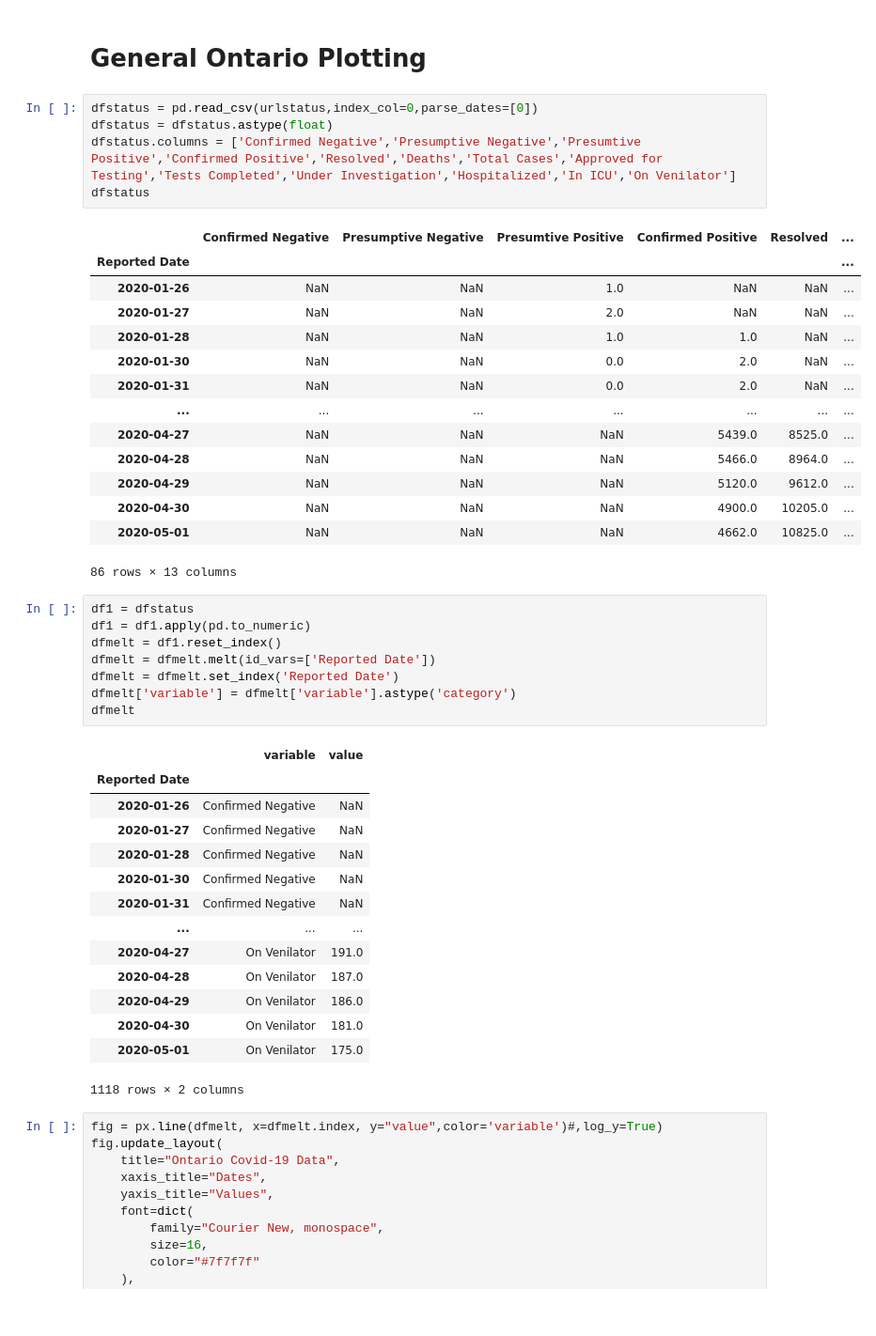
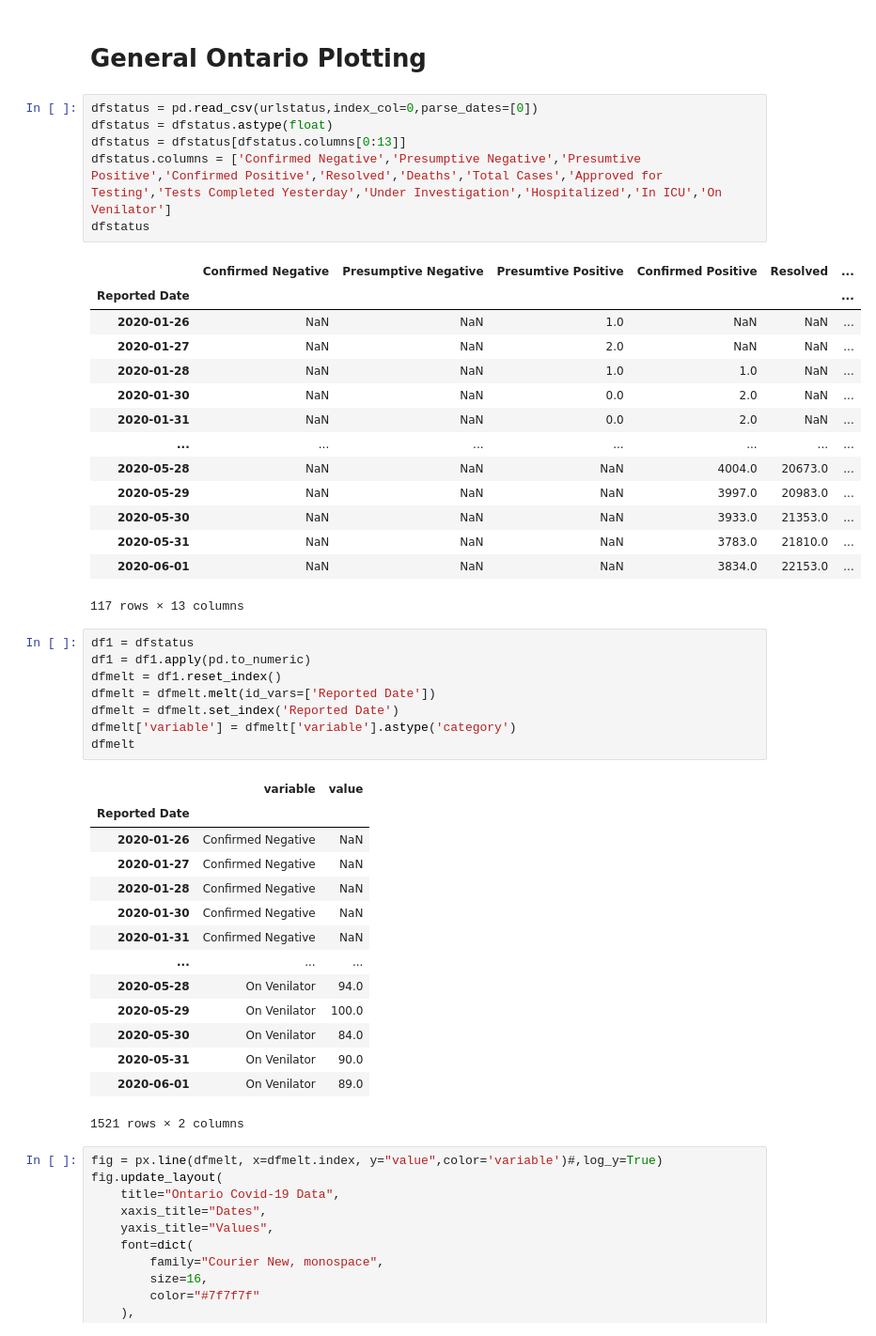
Before and after one commit to minix1234/minix1234.github.io, a Jupyter notebook: pelican/notebooks/Ontario.ipynb, the cells around one changed output. Shown at 94% size. Saved outputs shown, nothing was run; the diff lists cells and outputs as text.

```diff
--- a/pelican/notebooks/Ontario.ipynb
+++ b/pelican/notebooks/Ontario.ipynb
@@ -139,23 +139,24 @@ figPHU.write_html("OntarioPHU.html")
 # %%
 dfstatus = pd.read_csv(urlstatus,index_col=0,parse_dates=[0])
 dfstatus = dfstatus.astype(float)
-dfstatus.columns = ['Confirmed Negative','Presumptive Negative','Presumtive Positive','Confirmed Positive','Resolved','Deaths','Total Cases','Approved for Testing','Tests Completed','Under Investigation','Hospitalized','In ICU','On Venilator']
+dfstatus = dfstatus[dfstatus.columns[0:13]]
+dfstatus.columns = ['Confirmed Negative','Presumptive Negative','Presumtive Positive','Confirmed Positive','Resolved','Deaths','Total Cases','Approved for Testing','Tests Completed Yesterday','Under Investigation','Hospitalized','In ICU','On Venilator']
 dfstatus
 # %% [output]
 |  | Confirmed Negative | Presumptive Negative | Presumtive Positive | Confirmed Positive | Resolved | ... |
 | Reported Date |  |  |  |  |  | ... |
 | 2020-01-26 | NaN | NaN | 1.0 | NaN | NaN | ... |
 | 2020-01-27 | NaN | NaN | 2.0 | NaN | NaN | ... |
 | 2020-01-28 | NaN | NaN | 1.0 | 1.0 | NaN | ... |
 | 2020-01-30 | NaN | NaN | 0.0 | 2.0 | NaN | ... |
 | 2020-01-31 | NaN | NaN | 0.0 | 2.0 | NaN | ... |
 | ... | ... | ... | ... | ... | ... | ... |
-| 2020-04-27 | NaN | NaN | NaN | 5439.0 | 8525.0 | ... |
-| 2020-04-28 | NaN | NaN | NaN | 5466.0 | 8964.0 | ... |
-| 2020-04-29 | NaN | NaN | NaN | 5120.0 | 9612.0 | ... |
-| 2020-04-30 | NaN | NaN | NaN | 4900.0 | 10205.0 | ... |
-| 2020-05-01 | NaN | NaN | NaN | 4662.0 | 10825.0 | ... |
+| 2020-05-28 | NaN | NaN | NaN | 4004.0 | 20673.0 | ... |
+| 2020-05-29 | NaN | NaN | NaN | 3997.0 | 20983.0 | ... |
+| 2020-05-30 | NaN | NaN | NaN | 3933.0 | 21353.0 | ... |
+| 2020-05-31 | NaN | NaN | NaN | 3783.0 | 21810.0 | ... |
+| 2020-06-01 | NaN | NaN | NaN | 3834.0 | 22153.0 | ... |
-86 rows × 13 columns
+117 rows × 13 columns
 # %%
 df1 = dfstatus
 df1 = df1.apply(pd.to_numeric)
@@ -173,12 +174,12 @@ dfmelt
 | 2020-01-30 | Confirmed Negative | NaN |
 | 2020-01-31 | Confirmed Negative | NaN |
 | ... | ... | ... |
-| 2020-04-27 | On Venilator | 191.0 |
-| 2020-04-28 | On Venilator | 187.0 |
-| 2020-04-29 | On Venilator | 186.0 |
-| 2020-04-30 | On Venilator | 181.0 |
-| 2020-05-01 | On Venilator | 175.0 |
+| 2020-05-28 | On Venilator | 94.0 |
+| 2020-05-29 | On Venilator | 100.0 |
+| 2020-05-30 | On Venilator | 84.0 |
+| 2020-05-31 | On Venilator | 90.0 |
+| 2020-06-01 | On Venilator | 89.0 |
-1118 rows × 2 columns
+1521 rows × 2 columns
 # %%
 fig = px.line(dfmelt, x=dfmelt.index, y="value",color='variable')#,log_y=True)
 fig.update_layout(
```
Also changed, not shown: parts of 3 cells of this notebook, 1 other file.
